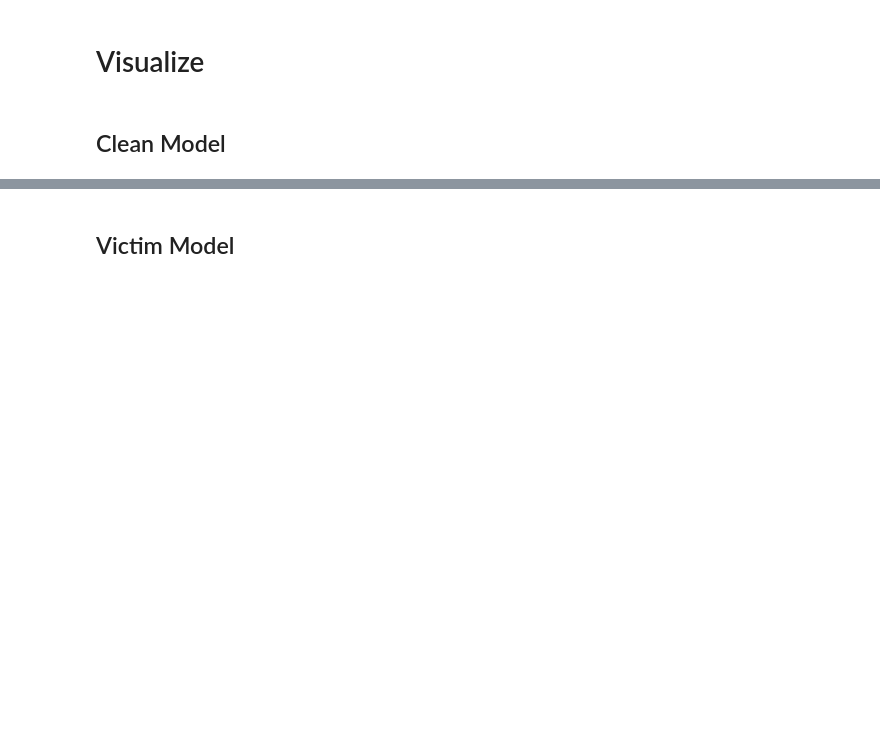
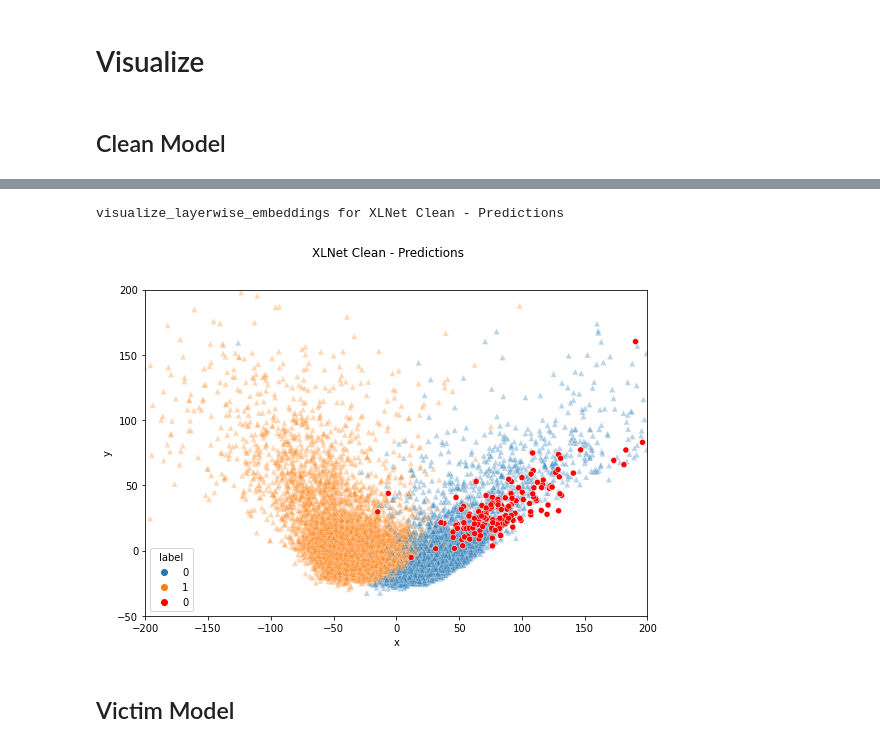
Before and after one commit to K-Frash/NLP-Sub-Domain-Data-Poisoning, a Jupyter notebook: notebooks_xlnet/load_xlnet_visualize.ipynb, the cells around one changed output, grey strips where cells are left out. Cells and saved outputs as stored; diff of their text form; code cells hidden in the pictures; blank space fills up the shorter version.

```diff
--- a/notebooks_xlnet/load_xlnet_visualize.ipynb
+++ b/notebooks_xlnet/load_xlnet_visualize.ipynb
@@ -307,2 +356,10 @@ NameError: ignored
+# %%
+visualize_layerwise_embeddings(c_hidden_states, c_masks, c_predictions, tst_inds,
+                               "XLNet Clean - Predictions", "xlnet_model_clean_pred",
+                               xlim=[-200, 200], ylim=[-50, 200],
+                               t_palette=["red"])
+# %% [output]
+visualize_layerwise_embeddings for XLNet Clean - Predictions
+[figure, added]
 # %% [markdown]
 ## Victim Model
```
Also changed, not shown: parts of 26 cells of this notebook.
